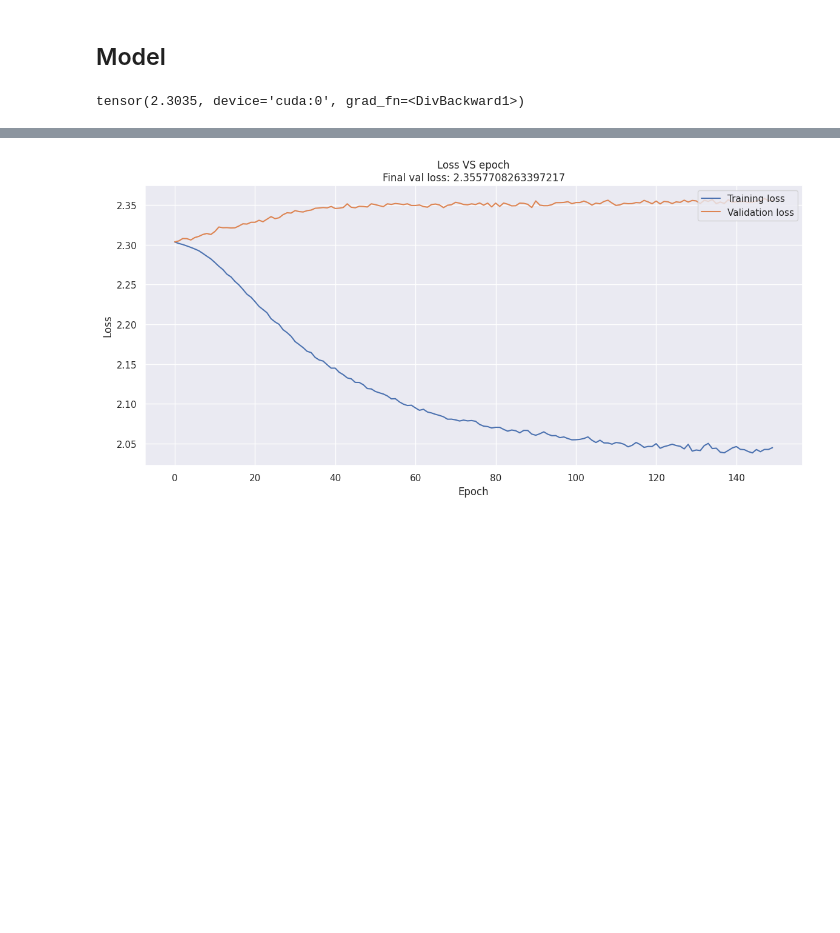
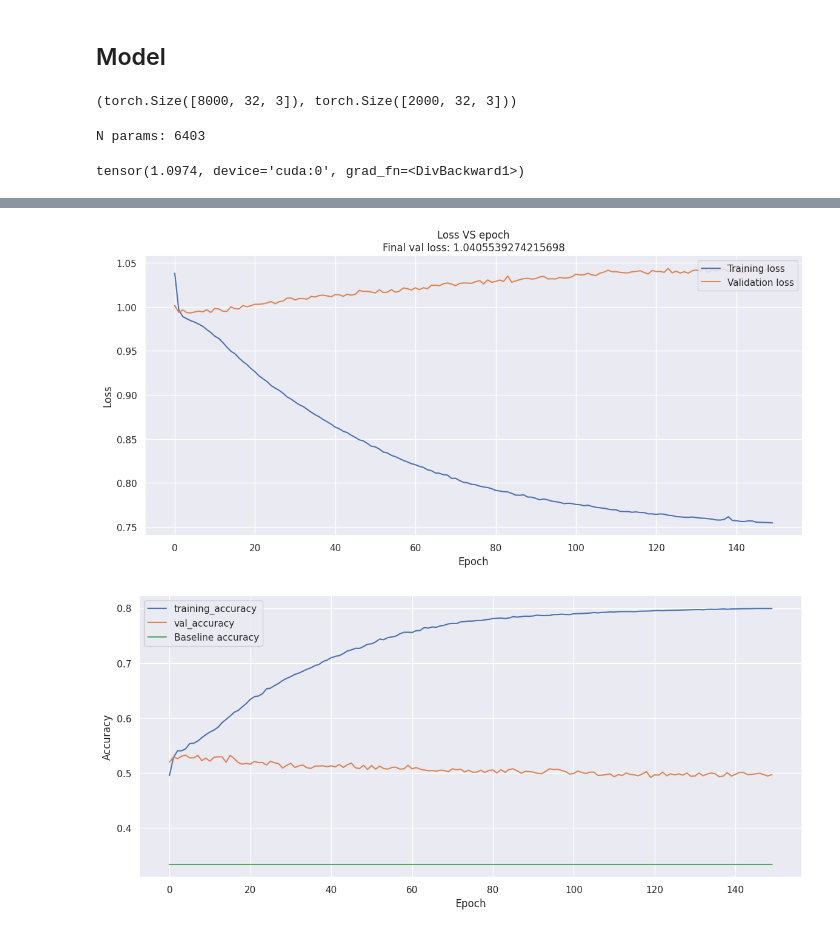
Before and after one commit to emanuele-moscato/tree-language, a Jupyter notebook: notebooks/nn_test.ipynb, the cells around one changed output, grey strips where cells are left out. Cells and saved outputs as stored; diff of their text form; code cells hidden in the pictures; blank space fills up the shorter version.

```diff
--- a/notebooks/nn_test.ipynb
+++ b/notebooks/nn_test.ipynb
@@ -89,17 +124,26 @@ test_frac = .2
 test_indices = np.random.choice(range(leaves.shape[0]), int(leaves.shape[0] * test_frac), replace=False)
 train_indices = np.array(list(set(range(leaves.shape[0])) - set(test_indices)))
 
-x_train = torch.from_numpy(leaves[train_indices, :]).to(dtype=torch.float32).to(device=device)
-y_train = torch.nn.functional.one_hot(torch.from_numpy(roots[train_indices])).to(dtype=torch.float32).to(device=device)
-x_test = torch.from_numpy(leaves[test_indices, :]).to(dtype=torch.float32).to(device=device)
-y_test = torch.nn.functional.one_hot(torch.from_numpy(roots[test_indices])).to(dtype=torch.float32).to(device=device)
+x_train = torch.nn.functional.one_hot(torch.from_numpy(leaves[train_indices, :]), num_classes=q).to(dtype=torch.float32).to(device=device)
+y_train = torch.nn.functional.one_hot(torch.from_numpy(roots[train_indices]), num_classes=q).to(dtype=torch.float32).to(device=device)
+x_test = torch.nn.functional.one_hot(torch.from_numpy(leaves[test_indices, :]), num_classes=q).to(dtype=torch.float32).to(device=device)
+y_test = torch.nn.functional.one_hot(torch.from_numpy(roots[test_indices]), num_classes=q).to(dtype=torch.float32).to(device=device)
+
+x_train.shape, x_test.shape
+# %% [output]
+(torch.Size([8000, 32, 3]), torch.Size([2000, 32, 3]))
 # %%
+dims = [leaves.shape[-1], 64, q]
+
 model = FFNN(
-    dims=[leaves.shape[-1], 64, 32, q],
+    dims=dims,
     activation='relu',
     output_activation='softmax',
-    batch_normalization=False
+    batch_normalization=False,
+    concatenate_last_dim=True
 ).to(device=device)
+
+print(f'N params: {sum(p.numel() for p in model.parameters())}')
 
 loss_fn = torch.nn.CrossEntropyLoss()
 
@@ -107,7 +151,9 @@ epoch_counter = 0
 
 training_history = {
     'training_loss': [],
-    'val_loss': []
+    'val_loss': [],
+    'training_accuracy': [],
+    'val_accuracy': []
 }
 
 # Test.
@@ -116,7 +162,8 @@ loss_fn(
     y_train
 )
 # %% [output]
-tensor(2.3035, device='cuda:0', grad_fn=<DivBackward1>)
+N params: 6403
+tensor(1.0974, device='cuda:0', grad_fn=<DivBackward1>)
 # %%
 learning_rate = 1e-3
 batch_size = 32
@@ -146,6 +193,7 @@ for i in range(n_epochs):
     epoch_counter += 1
 
     training_loss_batches = []
+    training_accuracy_batches = []
 
     for batch in training_loader:
         training_batch, training_targets = batch
@@ -157,25 +205,36 @@ for i in range(n_epochs):
             optimizer,
         )
 
-        training_loss_batches.append(training_loss_batch.cpu())
+        training_loss_batches.append(training_loss_batch)
 
-    # Training loss for one epoch is computed as the average training
-    # loss over the batches.
-    training_loss = np.mean(training_loss_batches)
+        # Compute the training accuracy over the batch and append it to
+        # the corresponding list.
+        training_accuracy_batch = compute_accuracy(model(training_batch), training_targets)
+        training_accuracy_batches.append(training_accuracy_batch)
 
-    training_history['training_loss'].append(float(training_loss))
+    # Training loss and accuracy for one epoch is computed as the average
+    # training loss over the batches.
+    training_loss = torch.tensor(training_loss_batches).mean()
+    training_accuracy = torch.tensor(training_accuracy_batches).mean()
+
+    training_history['training_loss'].append(training_loss)
+    training_history['training_accuracy'].append(training_accuracy)
 
     if x_test is not None:
         with torch.no_grad():
-            # val_loss = loss_fn(model(x_test), y_test).numpy()
             val_loss = loss_fn(model(x_test), y_test)
+            val_accuracy = compute_accuracy(model(x_test), y_test)
     else:
         val_loss = None
+        val_accuracy = None
 
     training_history['val_loss'].append(
-        float(val_loss) if val_loss is not None else None
+        val_loss if val_loss is not None else None
     )
 
+    training_history['val_accuracy'].append(
+        val_accuracy if val_accuracy is not None else None
+    )
 
     if (i < 50) or (i % 50 == 0):
         logger.debug(
@@ -202,12 +261,16 @@ for i in range(n_epochs):
 
             break
 
+training_history['training_loss'] = torch.tensor(training_history['training_loss']).tolist()
+training_history['training_accuracy'] = torch.tensor(training_history['training_accuracy']).tolist()
+training_history['val_loss'] = torch.tensor(training_history['val_loss']).tolist()
+training_history['val_accuracy'] = torch.tensor(training_history['val_accuracy']).tolist()
+
 logger.info(f'Last epoch: {epoch_counter}')
 
-plot_training_history(training_history)
-
-test_accuracy = (torch.argmax(model(x_test), axis=-1) == torch.argmax(y_test, axis=-1)).to(dtype=torch.float32).mean().cpu().numpy()
 baseline_accuracy = 1. / q
 
-logger.info(f'Test accuracy: {test_accuracy} (baseline: {baseline_accuracy})')
+plot_training_history(training_history, baseline_accuracy=baseline_accuracy)
+
+logger.info(f'Final test accuracy: {training_history["val_accuracy"][-1]} (baseline: {baseline_accuracy})')
 # %% [output]
@@ -231 +294,2 @@ logger.info(f'Test accuracy: {test_accuracy} (baseline: {baseline_accuracy})')
-[figure, old version]
+[figure, new version]
+[figure, added]
```
Also changed, not shown: parts of 16 cells of this notebook, 5 other files.
